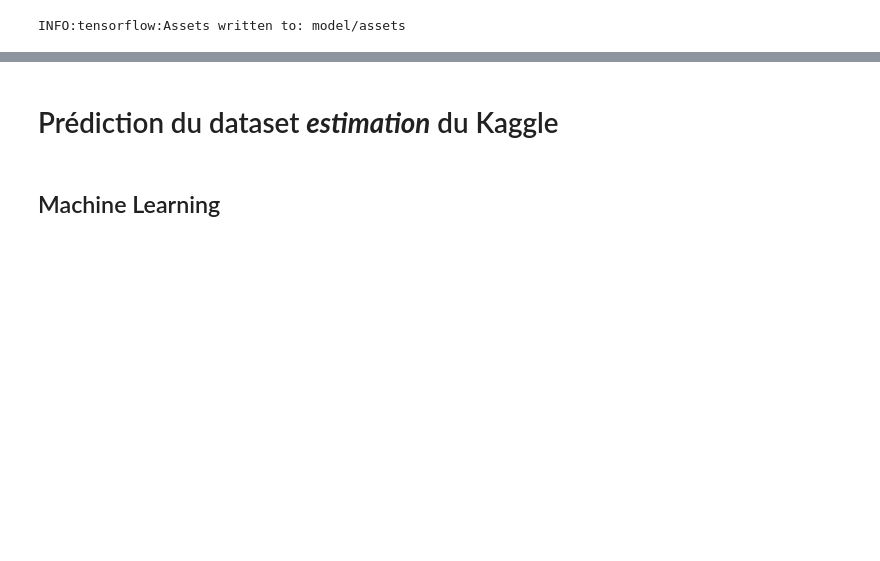
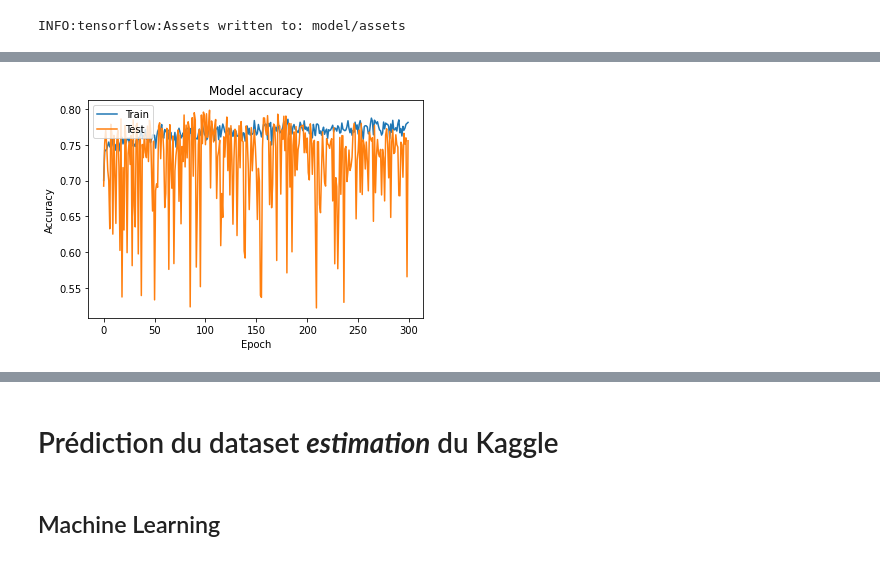
Before and after one commit to AurelienCD/Formation_OCR_Ing_Machine_Learning, a Jupyter notebook: P8_01_notebook.ipynb, the cells around one changed output, grey strips where cells are left out. Saved outputs shown, nothing was run; the diff lists cells and outputs as text; code cells hidden in the pictures; blank space fills up the shorter version.

```diff
--- a/P8_01_notebook.ipynb
+++ b/P8_01_notebook.ipynb
@@ -1346,0 +1431,11 @@ INFO:tensorflow:Assets written to: model/assets
+# %%
+tuner = kt.Hyperband(model_builder,
+                     objective='val_binary_accuracy',
+                     max_epochs=100,
+                     factor=3,
+                     directory='/content/sample_data',
+                     project_name='Optim4')
+
+stop_early = tf.keras.callbacks.EarlyStopping(monitor='val_loss', patience=5)
+
+tuner.search(X, y, validation_split=0.2, callbacks=[stop_early])#,batch_size=int(len(X)/10)) #,batch_size=,epochs=100,)
@@ -1346,0 +1511,11 @@ INFO:tensorflow:Assets written to: model/assets
+# %%
+import matplotlib.pyplot as plt
+plt.plot(history.history['binary_accuracy'])
+plt.plot(history.history['val_binary_accuracy'])
+plt.title('Model accuracy')
+plt.ylabel('Accuracy')
+plt.xlabel('Epoch')
+plt.legend(['Train', 'Test'], loc='upper left')
+plt.show()
+# %% [output]
+[figure, added]
```
Also changed, not shown: parts of 140 cells of this notebook.
